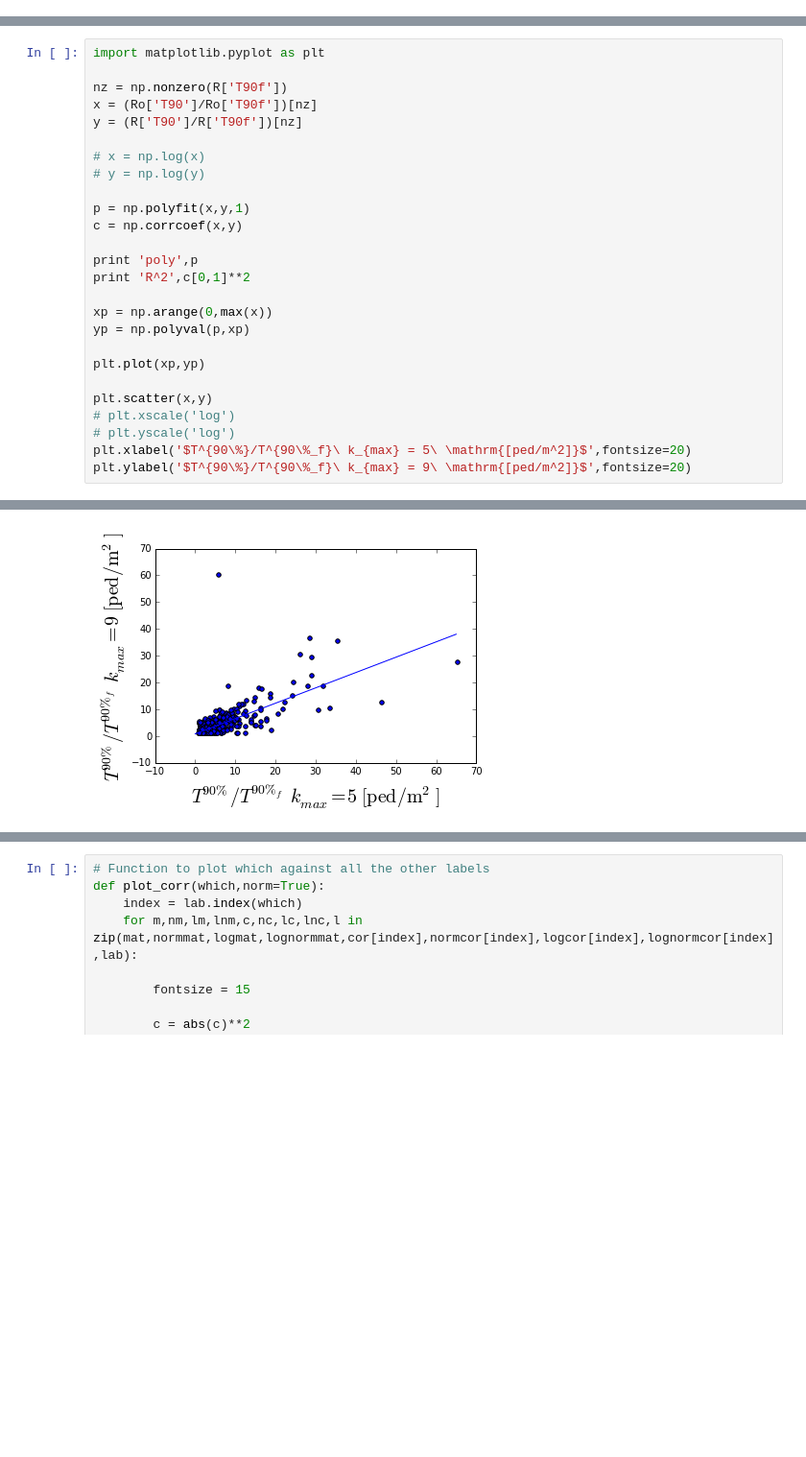
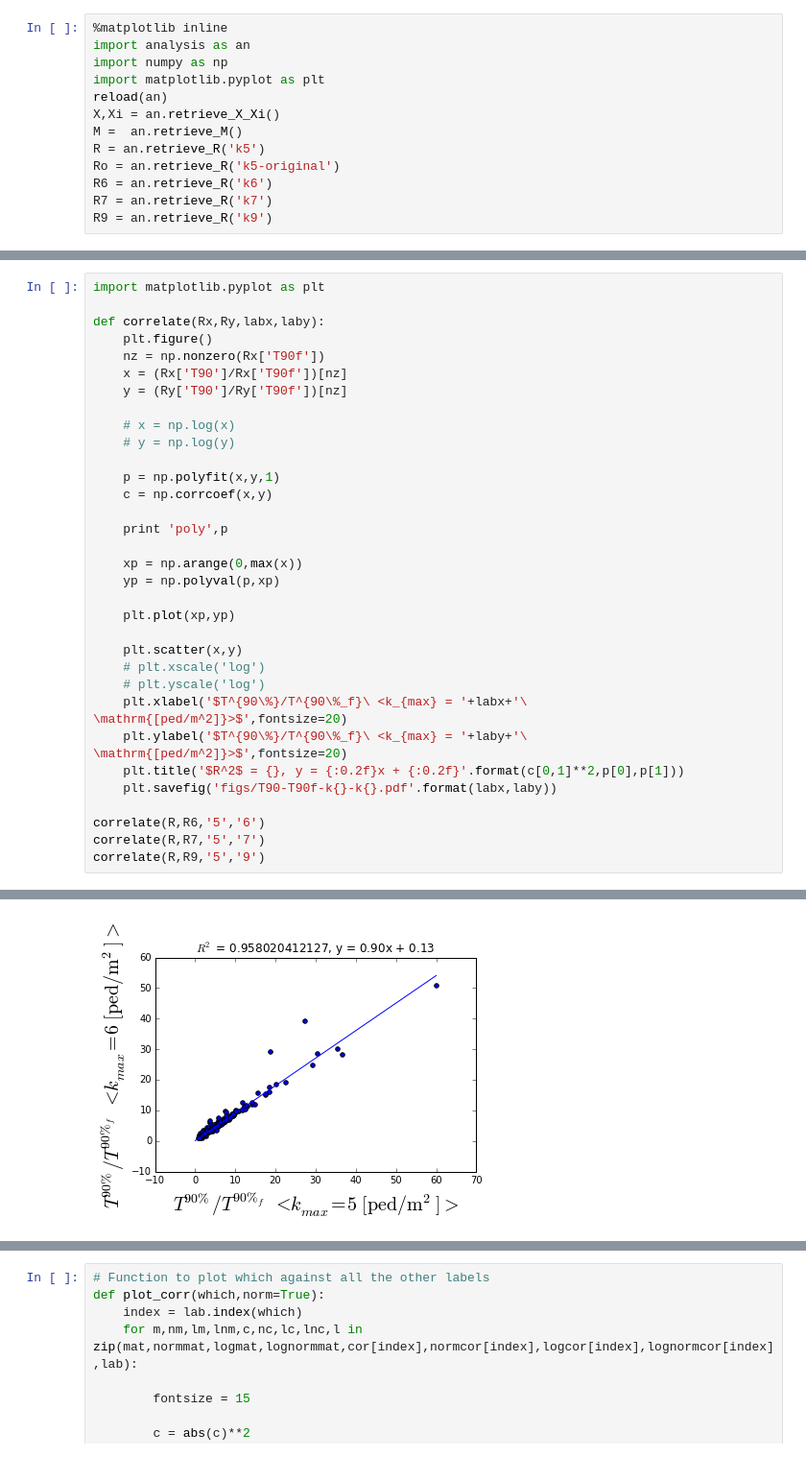
Before and after one commit to MassEvac/MassEvac, a Jupyter notebook: v3/all_corr_revision.ipynb, the cells around one changed output, grey strips where cells are left out. Shown at 96% size. Drawn from its saved outputs; the diff is of its cells as text; blank space fills up the shorter version.

```diff
--- a/v3/all_corr_revision.ipynb
+++ b/v3/all_corr_revision.ipynb
@@ -30,0 +1,13 @@ print len(Ro['T90']),len(R6['T90'])
+# %%
+%matplotlib inline
+import analysis as an
+import numpy as np
+import matplotlib.pyplot as plt
+reload(an)
+X,Xi = an.retrieve_X_Xi()
+M =  an.retrieve_M()
+R = an.retrieve_R('k5')
+Ro = an.retrieve_R('k5-original')
+R6 = an.retrieve_R('k6')
+R7 = an.retrieve_R('k7')
+R9 = an.retrieve_R('k9')
@@ -36,27 +132,34 @@ NameError: name 'R2' is not defined
 # %%
 import matplotlib.pyplot as plt
 
-nz = np.nonzero(R['T90f'])
-x = (Ro['T90']/Ro['T90f'])[nz]
-y = (R['T90']/R['T90f'])[nz]
+def correlate(Rx,Ry,labx,laby):
+    plt.figure()
+    nz = np.nonzero(Rx['T90f'])
+    x = (Rx['T90']/Rx['T90f'])[nz]
+    y = (Ry['T90']/Ry['T90f'])[nz]
 
-# x = np.log(x)
-# y = np.log(y)
+    # x = np.log(x)
+    # y = np.log(y)
 
-p = np.polyfit(x,y,1)
-c = np.corrcoef(x,y)
+    p = np.polyfit(x,y,1)
+    c = np.corrcoef(x,y)
 
-print 'poly',p
-print 'R^2',c[0,1]**2
+    print 'poly',p
 
-xp = np.arange(0,max(x))
-yp = np.polyval(p,xp)
+    xp = np.arange(0,max(x))
+    yp = np.polyval(p,xp)
 
-plt.plot(xp,yp)
+    plt.plot(xp,yp)
 
-plt.scatter(x,y)
-# plt.xscale('log')
-# plt.yscale('log')
-plt.xlabel('$T^{90\%}/T^{90\%_f}\ k_{max} = 5\ \mathrm{[ped/m^2]}$',fontsize=20)
-plt.ylabel('$T^{90\%}/T^{90\%_f}\ k_{max} = 9\ \mathrm{[ped/m^2]}$',fontsize=20)
+    plt.scatter(x,y)
+    # plt.xscale('log')
+    # plt.yscale('log')
+    plt.xlabel('$T^{90\%}/T^{90\%_f}\ <k_{max} = '+labx+'\ \mathrm{[ped/m^2]}>$',fontsize=20)
+    plt.ylabel('$T^{90\%}/T^{90\%_f}\ <k_{max} = '+laby+'\ \mathrm{[ped/m^2]}>$',fontsize=20)
+    plt.title('$R^2$ = {}, y = {:0.2f}x + {:0.2f}'.format(c[0,1]**2,p[0],p[1]))
+    plt.savefig('figs/T90-T90f-k{}-k{}.pdf'.format(labx,laby))
+
+correlate(R,R6,'5','6')
+correlate(R,R7,'5','7')
+correlate(R,R9,'5','9')
 # %% [output]
@@ -66 +169 @@ R^2 0.527519572517
-[figure, old version]
+[figure, new version]
```
Also changed, not shown: parts of 38 cells of this notebook, 14 other files.
